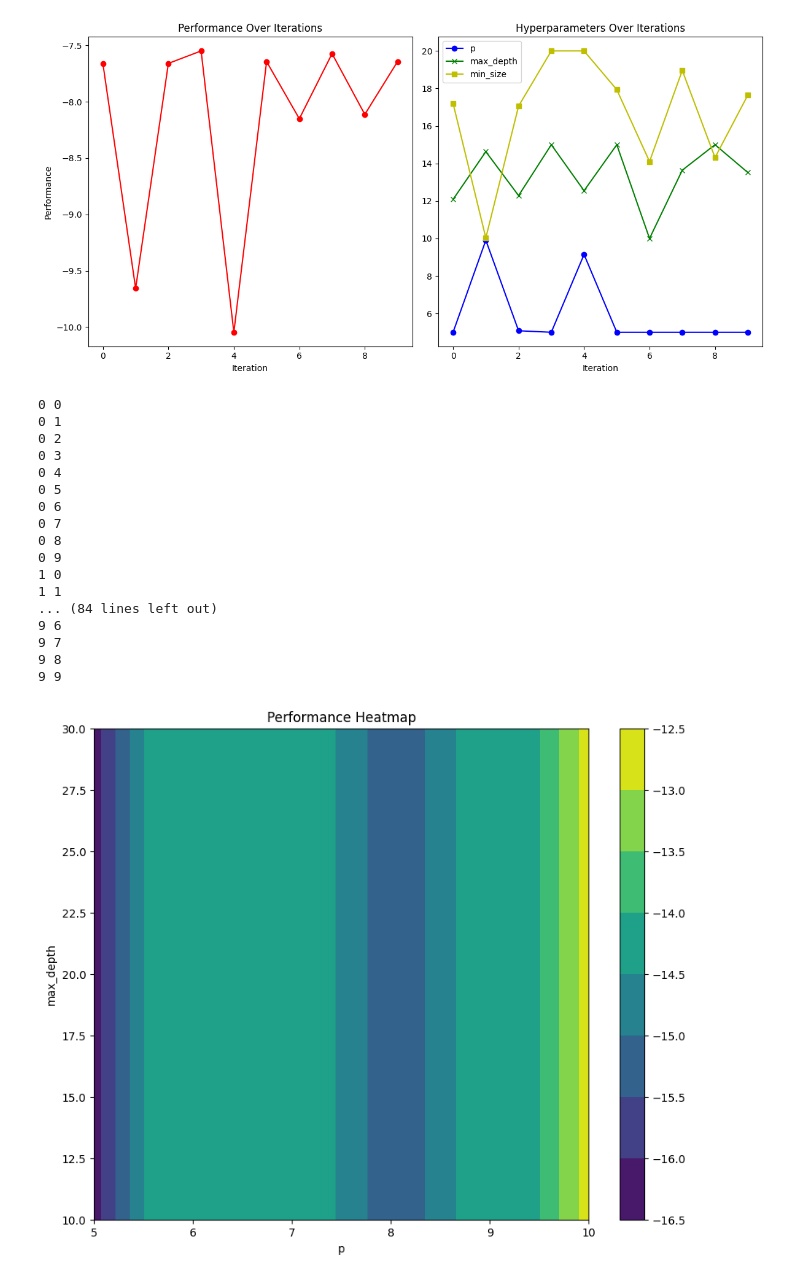
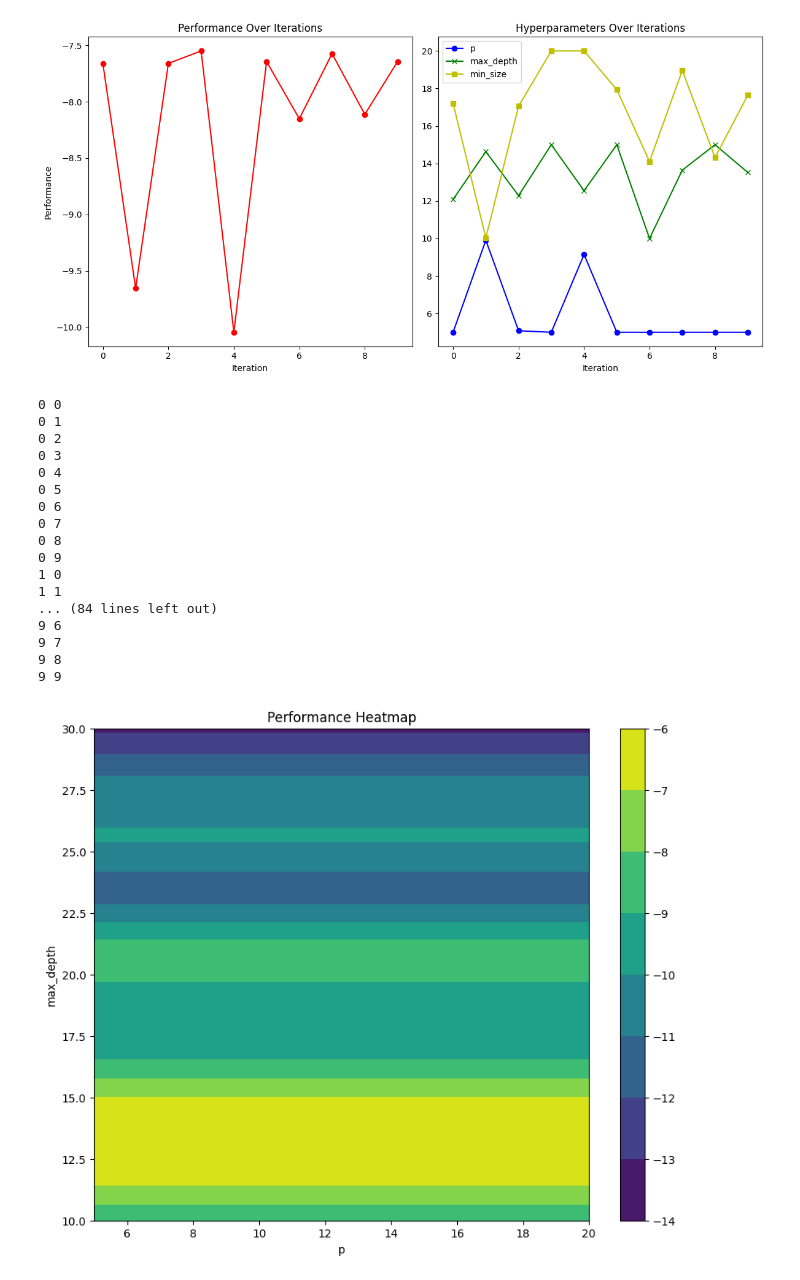
Before and after one commit to TiesHRL/DyART, a Jupyter notebook: Combined_code/test_bayes_opt.ipynb, the cells around one changed output. Cells and saved outputs as stored; diff of their text form; code cells hidden in the pictures.

Commit message:
bayes grid and cleaning ARTX

```diff
--- a/Combined_code/test_bayes_opt.ipynb
+++ b/Combined_code/test_bayes_opt.ipynb
@@ -223,7 +223,7 @@ import matplotlib.pyplot as plt
 from matplotlib import cm
 
 # Define the parameter grid
-p_range = np.linspace(5, 10, 10)
+p_range = np.linspace(5, 20, 10)
 max_depth_range = np.linspace(10, 30, 10)
 
 # Generate a grid of points
@@ -234,37 +234,37 @@ performance_grid = np.zeros(p_grid.shape)
 for i in range(p_grid.shape[0]):
     for j in range(p_grid.shape[1]):
         print(i,j)
-        performance_grid[i, j] = objective_function(p_range[i], max_depth_range[j], 20, start, 300, splt)
+        performance_grid[i, j] = objective_function(p_range[i], max_depth_range[j], 20, 0, 200, splt)
 
 # Now, performance_grid contains the performance for each combination of p and max_depth
 
 # Plot the heatmap
 plt.figure(figsize=(10, 8))
 cp = plt.contourf(p_grid, max_depth_grid, performance_grid, cmap=cm.viridis)
 plt.colorbar(cp)
 plt.title('Performance Heatmap')
 plt.xlabel('p')
 plt.ylabel('max_depth')
 plt.show()
 # %% [output]
 0 0
 0 1
 0 2
 0 3
 0 4
 0 5
 0 6
 0 7
 0 8
 0 9
 1 0
 1 1
 ... (84 lines left out)
 9 6
 9 7
 9 8
 9 9
-[figure, old version]
+[figure, new version]
 # %%
 performance_grid
 # %% [output]
```
Also changed, not shown: parts of 4 cells of this notebook, 2 other files.
